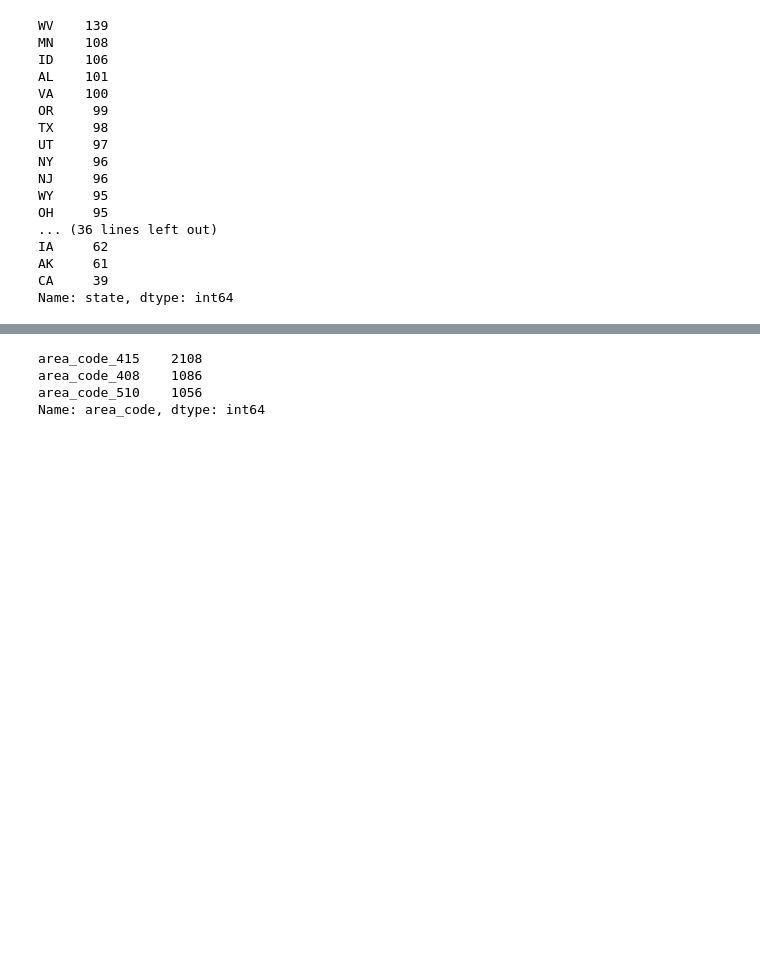
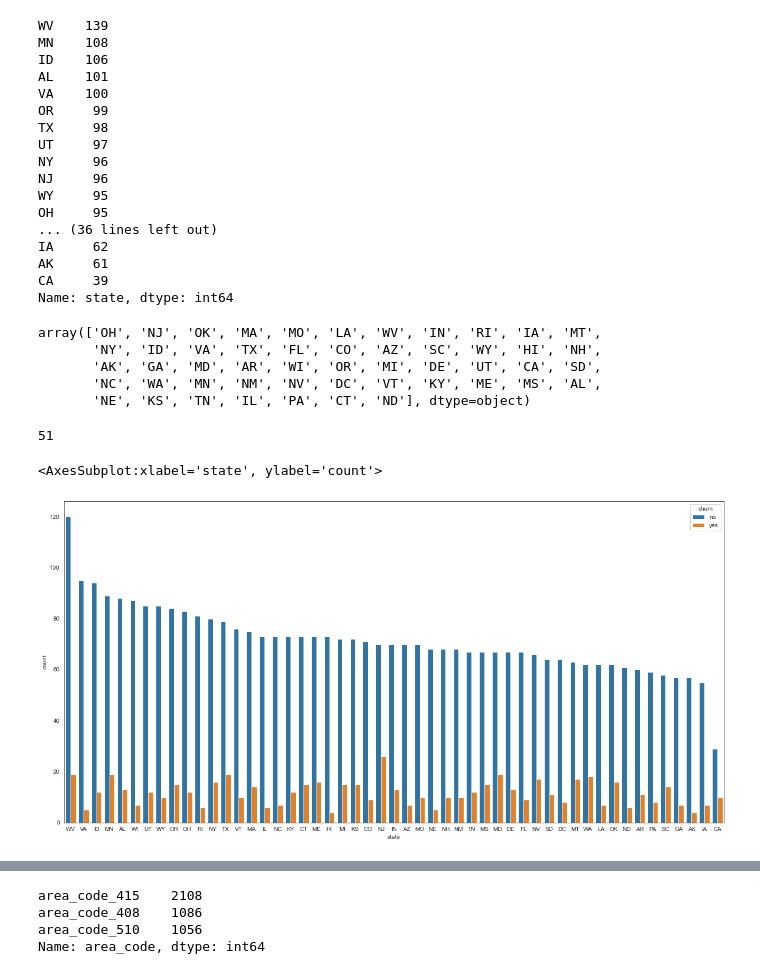
Before and after one commit to TayJen/Customer-Churn-Prediction, a Jupyter notebook: research.ipynb, the cells around one changed output, grey strips where cells are left out. Saved outputs shown, nothing was run; the diff lists cells and outputs as text; code cells hidden in the pictures; blank space fills up the shorter version.

Commit message:
New data is preprocessed and saved

```diff
--- a/research.ipynb
+++ b/research.ipynb
@@ -163,3 +148,24 @@ IA     62
 AK     61
 CA     39
 Name: state, dtype: int64
+# %%
+df.state.unique()
+# %% [output]
+array(['OH', 'NJ', 'OK', 'MA', 'MO', 'LA', 'WV', 'IN', 'RI', 'IA', 'MT',
+       'NY', 'ID', 'VA', 'TX', 'FL', 'CO', 'AZ', 'SC', 'WY', 'HI', 'NH',
+       'AK', 'GA', 'MD', 'AR', 'WI', 'OR', 'MI', 'DE', 'UT', 'CA', 'SD',
+       'NC', 'WA', 'MN', 'NM', 'NV', 'DC', 'VT', 'KY', 'ME', 'MS', 'AL',
+       'NE', 'KS', 'TN', 'IL', 'PA', 'CT', 'ND'], dtype=object)
+# %%
+len(df.state.unique())
+# %% [output]
+51
+# %%
+sns.set_style('white')
+plt.figure(figsize=(20, 10))
+
+sns.countplot(x='state', hue='churn', data=df,
+              order=df[df['churn'] == 'no']['state'].value_counts().index)
+# %% [output]
+<AxesSubplot:xlabel='state', ylabel='count'>
+[figure, added]
```
Also changed, not shown: parts of 18 cells of this notebook, 3 other files.
